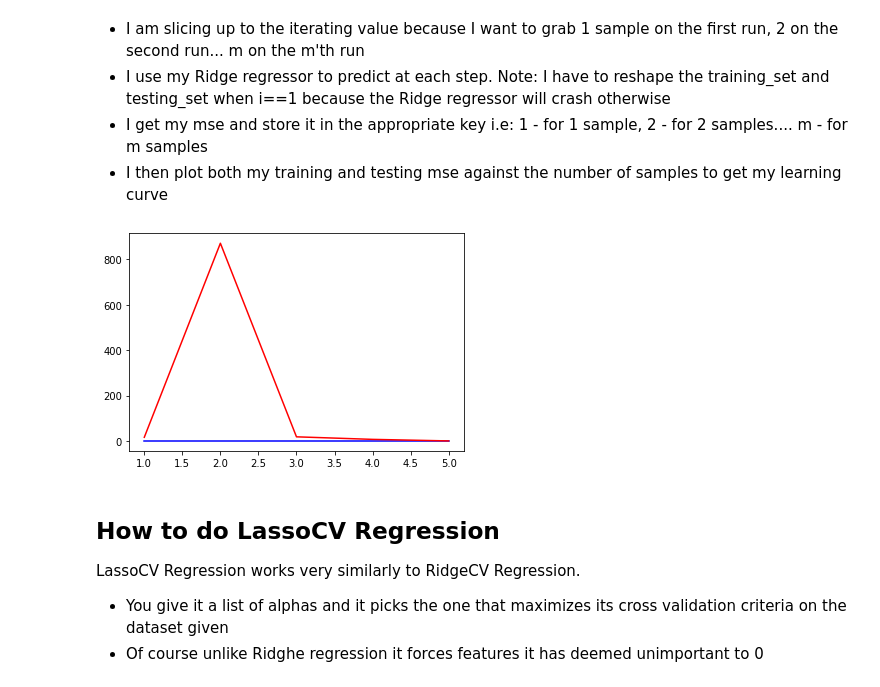
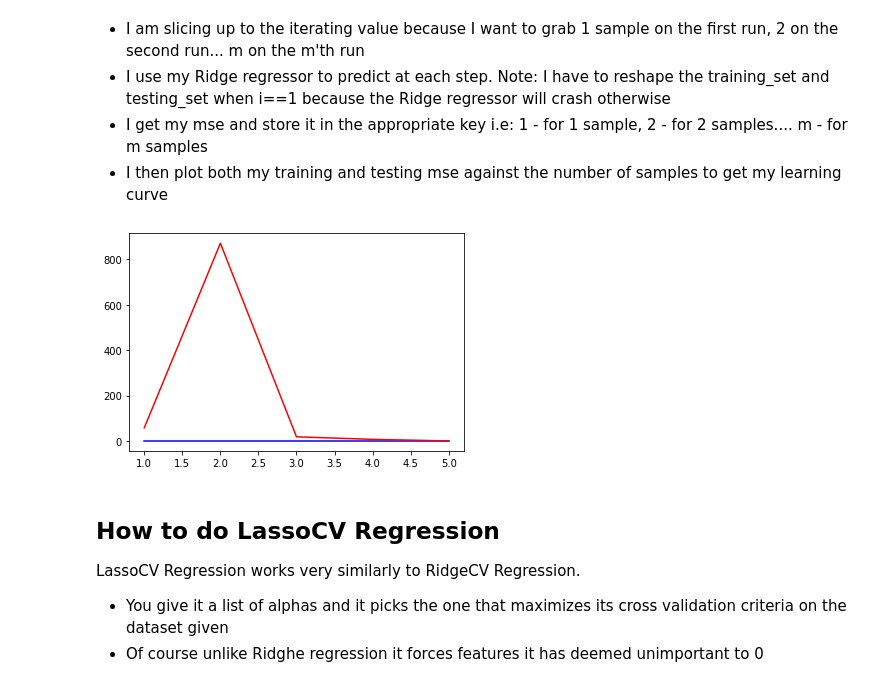
Before and after one commit to damiVongola/Lab-2, a Jupyter notebook: sample_code.ipynb, the cells around one changed output. Drawn from its saved outputs; the diff is of its cells as text; code cells hidden in the pictures.

```diff
--- a/sample_code.ipynb
+++ b/sample_code.ipynb
@@ -283,33 +283,33 @@ Below I am showing you my implementation for plotting a learning curve.
 # %%
 holder_m_mse_train = {}
 holder_m_mse_test = {}
 from sklearn.linear_model import RidgeCV
 from sklearn.metrics import mean_squared_error
 for i in range(1, len(training_set_x)+1):
     if i == 1:
         reg_cv = Ridge(alpha=alpha).fit(training_set_x[:i,:].reshape(1, -1), training_set_y[:i])
         train_mse = mean_squared_error(training_set_y[:i].reshape(1, -1), reg_cv.predict(training_set_x[:i,:].reshape(1, -1)))
-        test_mse = mean_squared_error(testing_set_y[:i].reshape(1, -1), reg_cv.predict(testing_set_x[:i,:].reshape(1, -1)))
+        test_mse = mean_squared_error(testing_set_y, reg_cv.predict(testing_set_x))
 
     else:
         reg_cv = Ridge(alpha=alpha).fit(training_set_x[:i,:], training_set_y[:i])
         train_mse = mean_squared_error(training_set_y[:i], reg_cv.predict(training_set_x[:i,:]))
-        test_mse = mean_squared_error(testing_set_y[:i], reg_cv.predict(testing_set_x[:i,:]))
+        test_mse = mean_squared_error(testing_set_y, reg_cv.predict(testing_set_x))
 
     holder_m_mse_train[i] = train_mse
     holder_m_mse_test[i] = test_mse
 
 lists_train = sorted(holder_m_mse_train.items()) # sorted by key, return a list of tuples
 lists_test = sorted(holder_m_mse_test.items())
 
 x_train, y_train = zip(*lists_train) # unpack a list of pairs into two tuples
 x_test, y_test = zip(*lists_test)
 
 plt.plot(x_train, y_train, color="blue")
 plt.plot(x_test, y_test, color="red")
 plt.show()
 # %% [output]
-[figure, old version]
+[figure, new version]
 # %% [markdown]
 ## How to do LassoCV Regression
 
```
